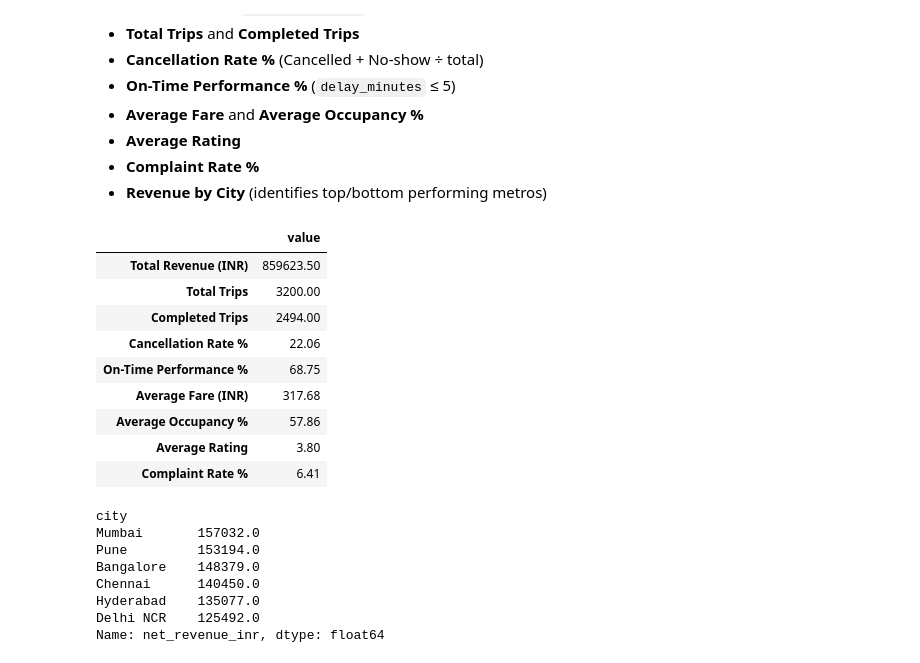
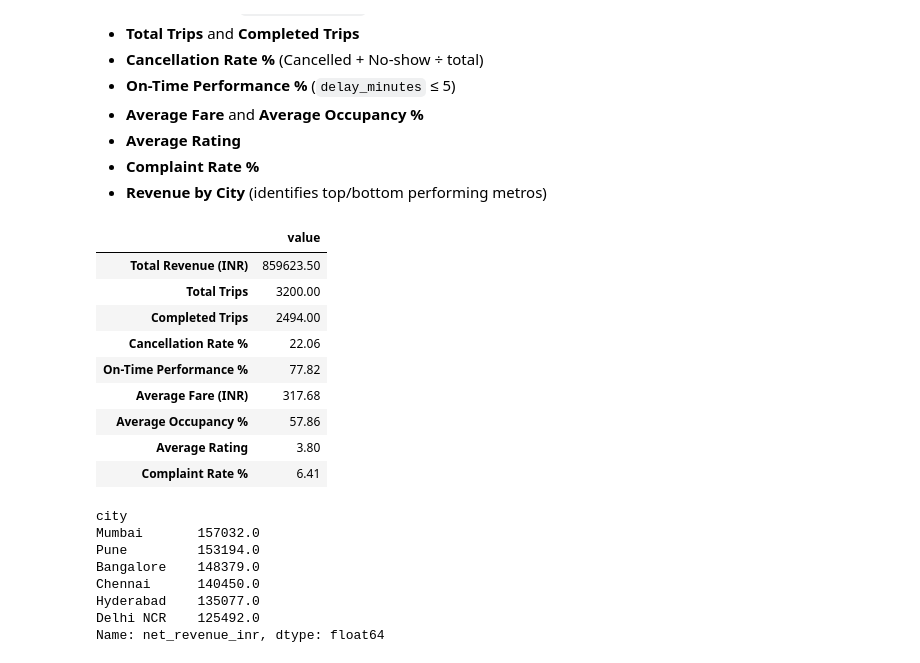
Before and after one commit to Palla04/CityFlo-Bus-Service-Data-Exploration, a Jupyter notebook: Data Analysis/cityflo-data-analysis.ipynb, the cells around one changed output. Saved outputs shown, nothing was run; the diff lists cells and outputs as text; code cells hidden in the pictures.

```diff
--- a/Data Analysis/cityflo-data-analysis.ipynb
+++ b/Data Analysis/cityflo-data-analysis.ipynb
@@ -28,7 +28,8 @@ sns.set_style("whitegrid")
 plt.rcParams["figure.figsize"] = (9, 5)
 pd.set_option("display.max_columns", 50)
 
-RAW_PATH = "/kaggle/input/datasets/satyakidas07/cityflow-bus-service-metro-cities/cityflo_bus_service_metro_cities.csv"
+RAW_PATH = "https://raw.githubusercontent.com/Palla04/CityFlo-Bus-Service-Data-Exploration/main/Raw%20Dataset/cityflo_bus_service_metro_cities.csv"
+
 df = pd.read_csv(RAW_PATH)
 df.head()
 # %% [output]
@@ -896,24 +906,26 @@ measurable, tied to the problem statement, and drives an actual decision:
 # %%
 kpis = {
     "Total Revenue (INR)": df["net_revenue_inr"].sum(),
     "Total Trips": len(df),
     "Completed Trips": (df["trip_status"].isin(["Completed", "Delayed-Completed"])).sum(),
     "Cancellation Rate %": (df["trip_status"].isin(["Cancelled", "No-show"]).mean() * 100),
-    "On-Time Performance %": ((df["delay_minutes"] <= 5).mean() * 100),
+    "On-Time Performance %": (
+     df.loc[df["delay_minutes"].notna(), "delay_minutes"] <= 5
+     ).mean() * 100,
     "Average Fare (INR)": df["fare_inr"].mean(),
     "Average Occupancy %": df["occupancy_pct"].mean(),
     "Average Rating": df["rating"].mean(),
     "Complaint Rate %": (df["complaint_raised"] == True).mean() * 100,
 }
 kpi_df = pd.DataFrame.from_dict(kpis, orient="index", columns=["value"]).round(2)
 kpi_df
 # %% [output]
 |  | value |
 | Total Revenue (INR) | 859623.50 |
 | Total Trips | 3200.00 |
 | Completed Trips | 2494.00 |
 | Cancellation Rate % | 22.06 |
-| On-Time Performance % | 68.75 |
+| On-Time Performance % | 77.82 |
 | Average Fare (INR) | 317.68 |
 | Average Occupancy % | 57.86 |
 | Average Rating | 3.80 |
```
Also changed, not shown: parts of 2 cells of this notebook, 5 other files.
